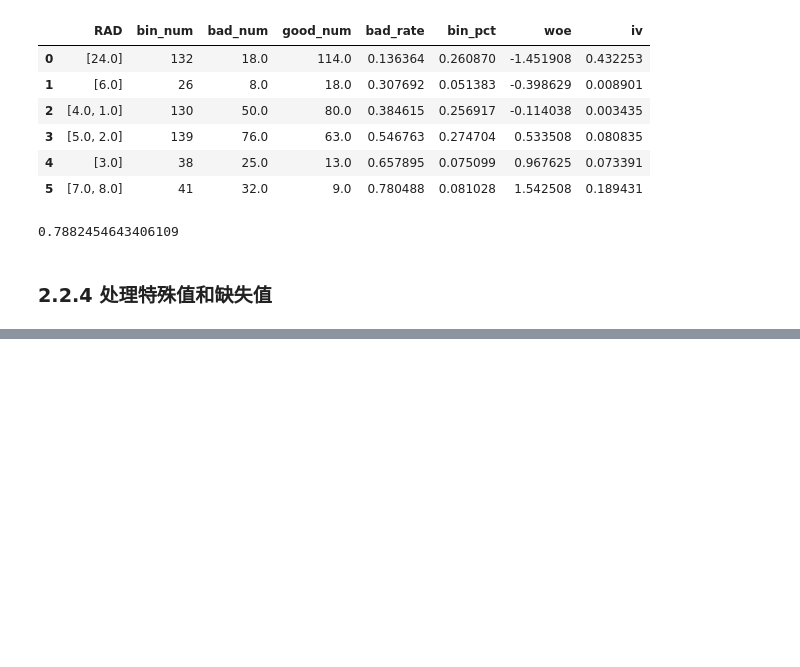
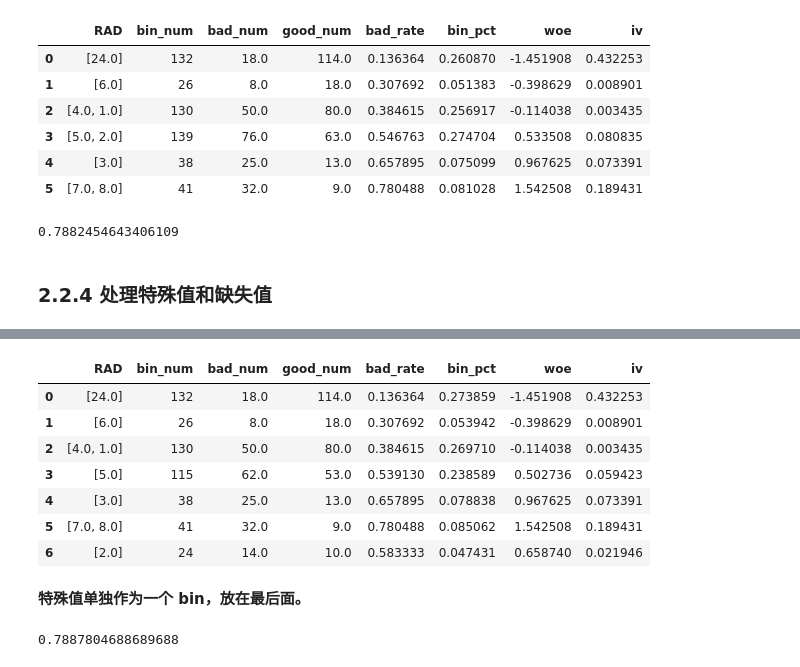
Before and after one commit to libingallin/woe-encoder, a Jupyter notebook: usage/examples.ipynb, the cells around one changed output, grey strips where cells are left out. Cells and saved outputs as stored; diff of their text form; code cells hidden in the pictures; blank space fills up the shorter version.

```diff
--- a/usage/examples.ipynb
+++ b/usage/examples.ipynb
@@ -265,7 +289,7 @@ encoder.iv_
 
 以下使用【基于最大分箱数的卡方分箱法】来介绍这里的功能。
 # %%
-# 特征中有需要特殊对待的值
+# 特征中有一个需要特殊对待的值
 encoder = CategoryWOEEncoder(
     col_name=category_feature,
     target_col_name='y',
@@ -273,5 +297,7 @@ encoder = CategoryWOEEncoder(
     bin_pct_threshold=0.05,  # default, 每个 bin 的最少样本
     woe_method='chi2',
     min_chi2_flag=False,
+    special_value_list=[2.]  # 必须是 list
 )
 data_transformed = encoder.fit_transform(data)
+data_transformed.head()
@@ -277,0 +311,17 @@ data_transformed = encoder.fit_transform(data)
+# %%
+encoder.bin_result_
+# %% [output]
+|  | RAD | bin_num | bad_num | good_num | bad_rate | bin_pct | woe | iv |
+| 0 | [24.0] | 132 | 18.0 | 114.0 | 0.136364 | 0.273859 | -1.451908 | 0.432253 |
+| 1 | [6.0] | 26 | 8.0 | 18.0 | 0.307692 | 0.053942 | -0.398629 | 0.008901 |
+| 2 | [4.0, 1.0] | 130 | 50.0 | 80.0 | 0.384615 | 0.269710 | -0.114038 | 0.003435 |
+| 3 | [5.0] | 115 | 62.0 | 53.0 | 0.539130 | 0.238589 | 0.502736 | 0.059423 |
+| 4 | [3.0] | 38 | 25.0 | 13.0 | 0.657895 | 0.078838 | 0.967625 | 0.073391 |
+| 5 | [7.0, 8.0] | 41 | 32.0 | 9.0 | 0.780488 | 0.085062 | 1.542508 | 0.189431 |
+| 6 | [2.0] | 24 | 14.0 | 10.0 | 0.583333 | 0.047431 | 0.658740 | 0.021946 |
+# %% [markdown]
+**特殊值单独作为一个 bin，放在最后面。**
+# %%
+encoder.iv_
+# %% [output]
+0.7887804688689688
```
Also changed, not shown: parts of 25 cells of this notebook, 4 other files.
